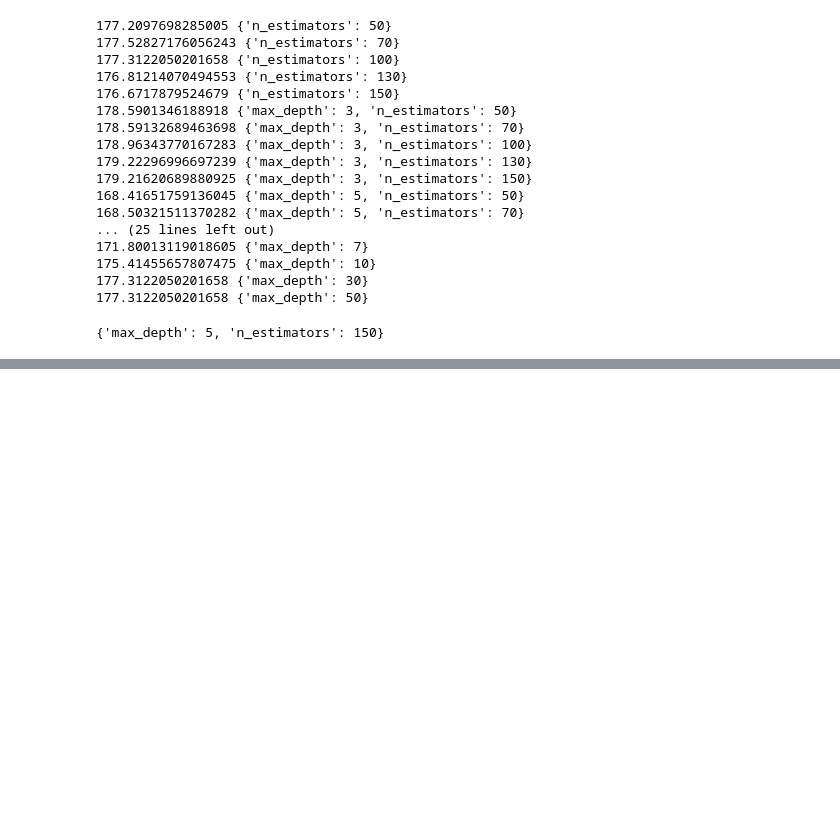
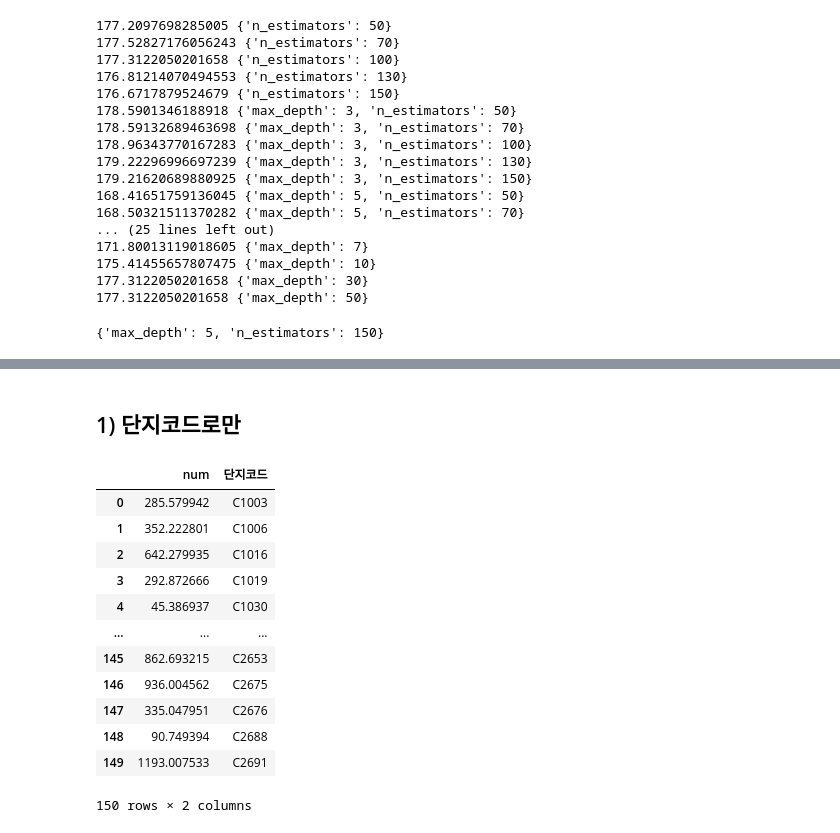
Before and after one commit to kkkkyoung/parking_project, a Jupyter notebook: 주차수요 예측.ipynb, the cells around one changed output, grey strips where cells are left out. Drawn from its saved outputs; the diff is of its cells as text; code cells hidden in the pictures; blank space fills up the shorter version.

```diff
--- a/주차수요 예측.ipynb
+++ b/주차수요 예측.ipynb
@@ -1311,0 +1265,2 @@ test['단지코드']
+# %% [markdown]
+## 1) 단지코드로만
@@ -1311,0 +1279,18 @@ test['단지코드']
+# %%
+# merge를 위해 단지코드와 y_pred로 이루어진 데이터프레임을 생성
+test_group_code_y = pd.DataFrame({'num':test_group['y_pred'].values,'단지코드':test_group.index})
+test_group_code_y
+# %% [output]
+|  | num | 단지코드 |
+| 0 | 285.579942 | C1003 |
+| 1 | 352.222801 | C1006 |
+| 2 | 642.279935 | C1016 |
+| 3 | 292.872666 | C1019 |
+| 4 | 45.386937 | C1030 |
+| ... | ... | ... |
+| 145 | 862.693215 | C2653 |
+| 146 | 936.004562 | C2675 |
+| 147 | 335.047951 | C2676 |
+| 148 | 90.749394 | C2688 |
+| 149 | 1193.007533 | C2691 |
+150 rows × 2 columns
```
Also changed, not shown: parts of 119 cells of this notebook.
